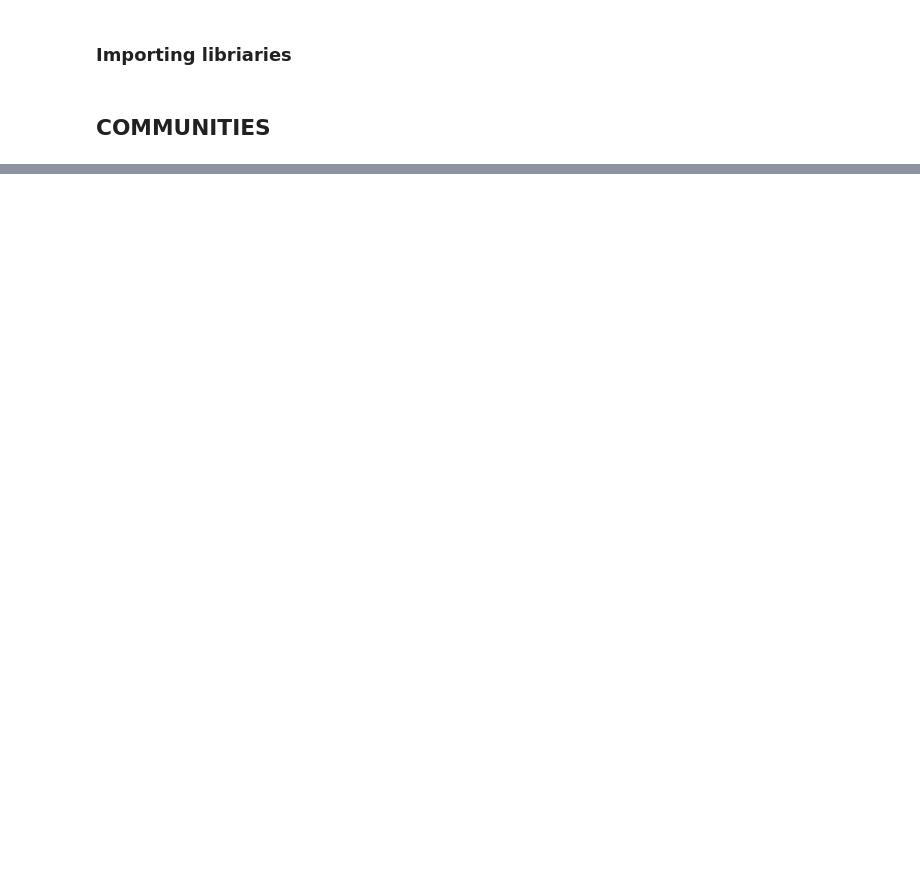
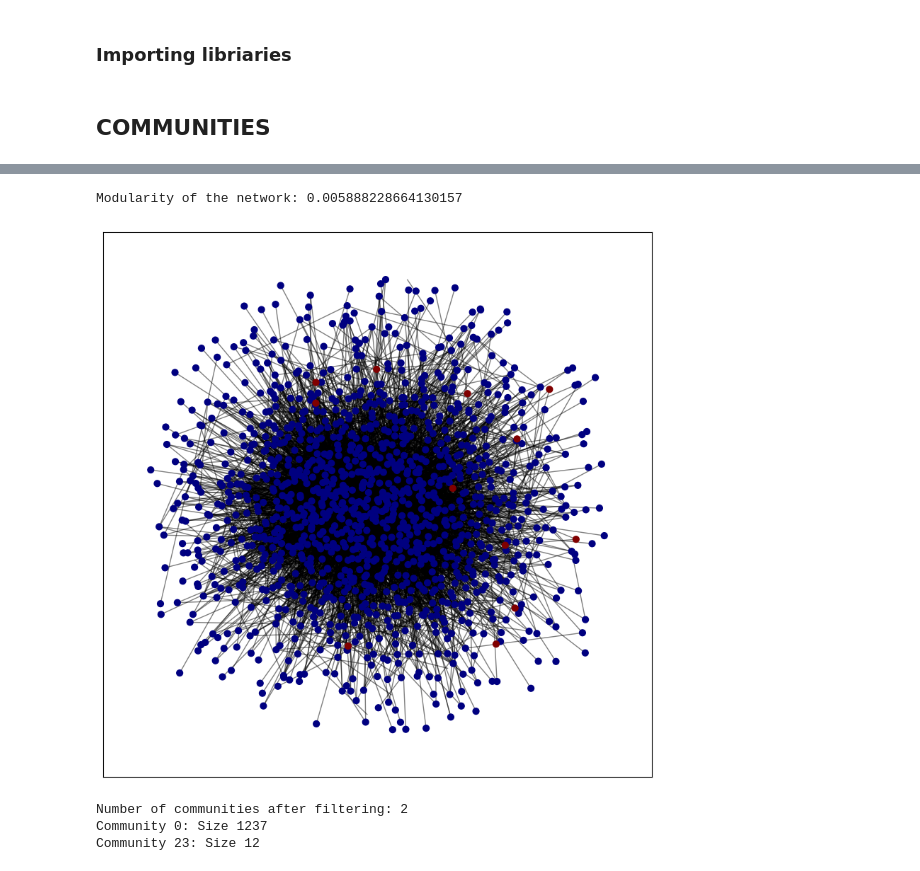
Before and after one commit to jakwisn/DTU-Social-Graphs-And-Interactions, a Jupyter notebook: communities.ipynb, the cells around one changed output, grey strips where cells are left out. Cells and saved outputs as stored; diff of their text form; code cells hidden in the pictures; blank space fills up the shorter version.

Commit message:
communities

```diff
--- a/communities.ipynb
+++ b/communities.ipynb
@@ -57,10 +22,0 @@ plt.show()
-# %%
-# Filter out outliers
-outliers = [community for community in next_level_communities if len(community) in [1]]
-for i, community in enumerate(outliers):
-    print(f"Community {i+1} (Size: {len(community)}): {community}")
-
-# Filter out communities with exactly 2 or 12 nodes
-target_communities = [community for community in next_level_communities if len(community) in [2 , 12]]
-for i, community in enumerate(target_communities):
-    print(f"Community {i+1} (Size: {len(community)}): {community}")
@@ -498,0 +23,42 @@ Cluster sizes from smallest to largest (excluding single-node clusters): {203: 2
+# %%
+# Girvan-Newman algorithm
+communities_generator = nx_community.girvan_newman(G)
+
+num_levels = 4
+for _ in range(num_levels):
+    next_level_communities = next(communities_generator)
+
+partition = {node: cid for cid, community in enumerate(next_level_communities) for node in community}
+
+# calculate and print modularity with the current level of partition
+modularity = nx_community.modularity(G, next_level_communities)
+print(f"Modularity of the network: {modularity}")
+
+# count the sizes of each community
+community_sizes = Counter(partition.values())
+
+# filter out communities with 1 or 2 nodes only for visualization purposes
+filtered_partition = {node: community for node, community in partition.items() if community_sizes[community] > 2}
+
+# visualize the graph without small communities
+plt.figure(figsize=(10, 10))
+pos = nx.spring_layout(G, k=0.15, iterations=20)
+cmap = plt.cm.jet
+
+nx.draw_networkx_nodes(G, pos, filtered_partition.keys(), node_size=40,
+                       cmap=cmap, node_color=list(filtered_partition.values()))
+nx.draw_networkx_edges(G, pos, alpha=0.5)
+plt.savefig('community_girvan_newman.jpg', format='jpg')
+plt.show()
+
+# print information about communities after filtering
+filtered_community_sizes = Counter(filtered_partition.values())
+print("Number of communities after filtering:", len(filtered_community_sizes))
+for community, size in filtered_community_sizes.items():
+    print(f"Community {community}: Size {size}")
+# %% [output]
+Modularity of the network: 0.005888228664130157
+[figure, added]
+Number of communities after filtering: 2
+Community 0: Size 1237
+Community 23: Size 12
```
Also changed, not shown: parts of 21 cells of this notebook, 7 other files.
